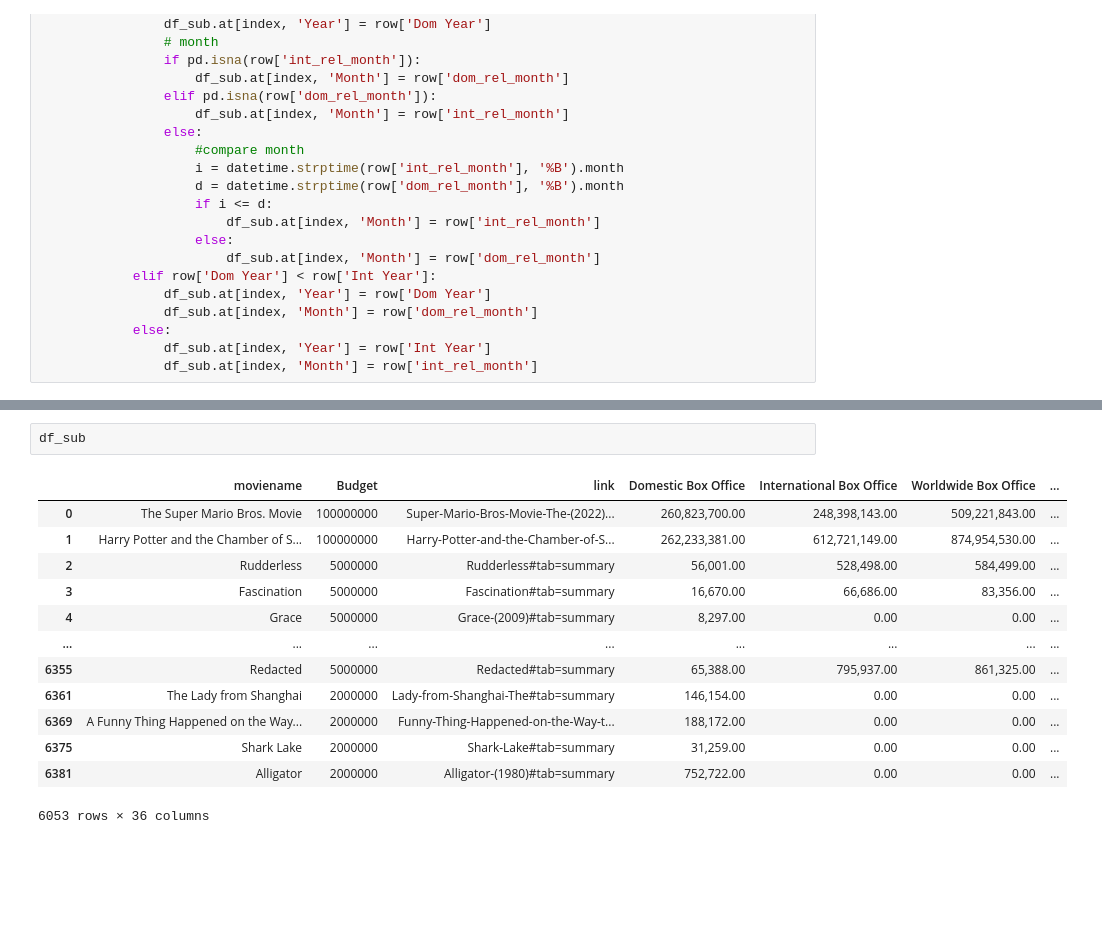
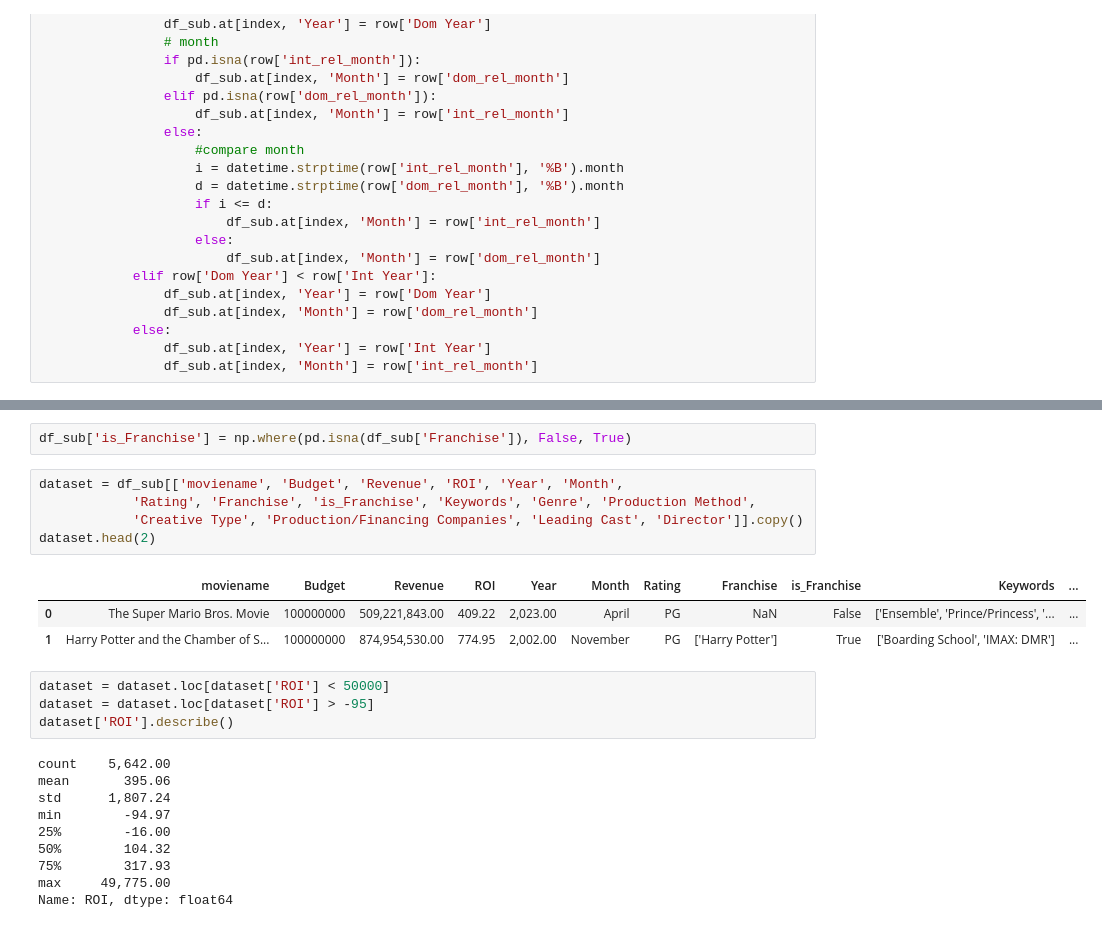
Before and after one commit to kongwei981126/Movie-Industry, a Jupyter notebook: Untitled1.ipynb, the cells around one changed output, grey strips where cells are left out. Drawn from its saved outputs; the diff is of its cells as text; blank space fills up the shorter version.

```diff
--- a/Untitled1.ipynb
+++ b/Untitled1.ipynb
@@ -145,16 +132,25 @@ plt.show()
-# %%
-df_sub
-# %% [output]
-|  | moviename | Budget | link | Domestic Box Office | International Box Office | Worldwide Box Office | ... |
-| 0 | The Super Mario Bros. Movie | 100000000 | Super-Mario-Bros-Movie-The-(2022)... | 260,823,700.00 | 248,398,143.00 | 509,221,843.00 | ... |
-| 1 | Harry Potter and the Chamber of S... | 100000000 | Harry-Potter-and-the-Chamber-of-S... | 262,233,381.00 | 612,721,149.00 | 874,954,530.00 | ... |
-| 2 | Rudderless | 5000000 | Rudderless#tab=summary | 56,001.00 | 528,498.00 | 584,499.00 | ... |
-| 3 | Fascination | 5000000 | Fascination#tab=summary | 16,670.00 | 66,686.00 | 83,356.00 | ... |
-| 4 | Grace | 5000000 | Grace-(2009)#tab=summary | 8,297.00 | 0.00 | 0.00 | ... |
-| ... | ... | ... | ... | ... | ... | ... | ... |
-| 6355 | Redacted | 5000000 | Redacted#tab=summary | 65,388.00 | 795,937.00 | 861,325.00 | ... |
-| 6361 | The Lady from Shanghai | 2000000 | Lady-from-Shanghai-The#tab=summary | 146,154.00 | 0.00 | 0.00 | ... |
-| 6369 | A Funny Thing Happened on the Way... | 2000000 | Funny-Thing-Happened-on-the-Way-t... | 188,172.00 | 0.00 | 0.00 | ... |
-| 6375 | Shark Lake | 2000000 | Shark-Lake#tab=summary | 31,259.00 | 0.00 | 0.00 | ... |
-| 6381 | Alligator | 2000000 | Alligator-(1980)#tab=summary | 752,722.00 | 0.00 | 0.00 | ... |
-6053 rows × 36 columns
+# %%
+df_sub['is_Franchise'] = np.where(pd.isna(df_sub['Franchise']), False, True)
+# %%
+dataset = df_sub[['moviename', 'Budget', 'Revenue', 'ROI', 'Year', 'Month',
+            'Rating', 'Franchise', 'is_Franchise', 'Keywords', 'Genre', 'Production Method',
+            'Creative Type', 'Production/Financing Companies', 'Leading Cast', 'Director']].copy()
+dataset.head(2)
+# %% [output]
+|  | moviename | Budget | Revenue | ROI | Year | Month | Rating | Franchise | is_Franchise | Keywords | ... |
+| 0 | The Super Mario Bros. Movie | 100000000 | 509,221,843.00 | 409.22 | 2,023.00 | April | PG | NaN | False | ['Ensemble', 'Prince/Princess', '... | ... |
+| 1 | Harry Potter and the Chamber of S... | 100000000 | 874,954,530.00 | 774.95 | 2,002.00 | November | PG | ['Harry Potter'] | True | ['Boarding School', 'IMAX: DMR'] | ... |
+# %%
+dataset = dataset.loc[dataset['ROI'] < 50000]
+dataset = dataset.loc[dataset['ROI'] > -95]
+dataset['ROI'].describe()
+# %% [output]
+count    5,642.00
+mean       395.06
+std      1,807.24
+min        -94.97
+25%        -16.00
+50%        104.32
+75%        317.93
+max     49,775.00
+Name: ROI, dtype: float64
```
Also changed, not shown: parts of 14 cells of this notebook, 3 other files.
